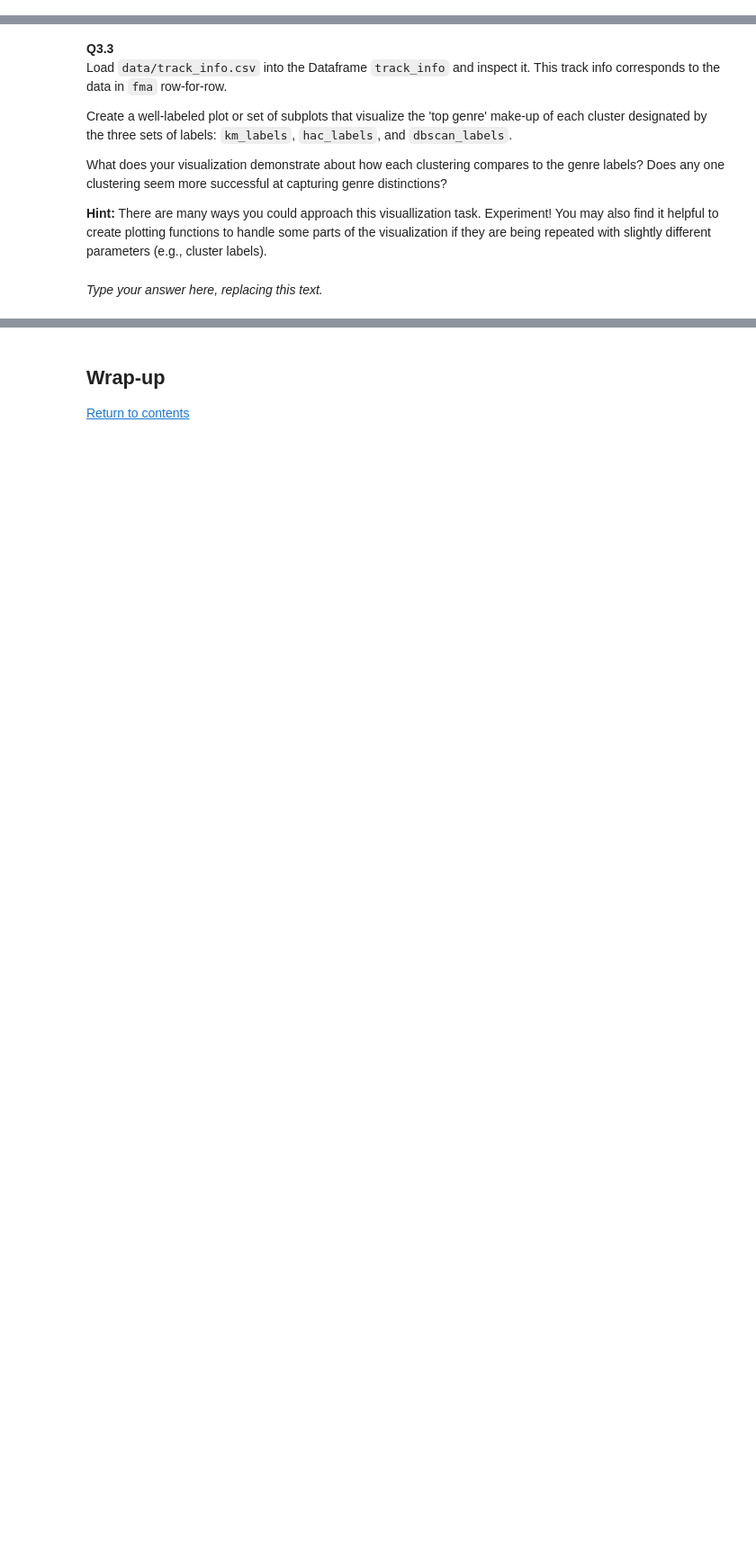
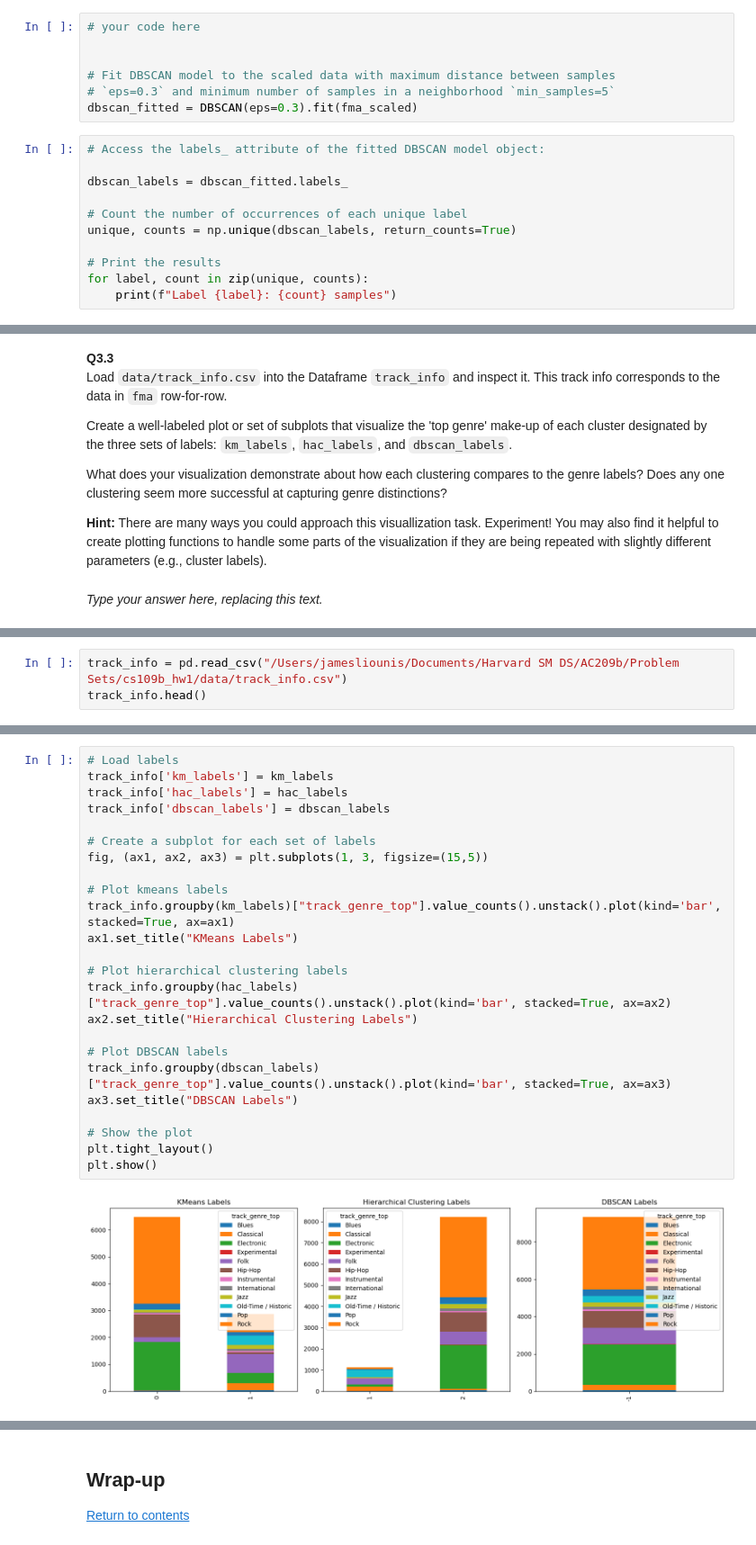
Before and after one commit to jamesliounis/Harvard-Deep-Learning, a Jupyter notebook: cs109b_hw1/cs109b_hw1.ipynb, the cells around one changed output, grey strips where cells are left out. Shown at 90% size. Saved outputs shown, nothing was run; the diff lists cells and outputs as text; blank space fills up the shorter version.

```diff
--- a/cs109b_hw1/cs109b_hw1.ipynb
+++ b/cs109b_hw1/cs109b_hw1.ipynb
@@ -628,3 +679,21 @@ distances = distances[:,1]
 plt.plot(distances);
 # %% [output]
 [figure]
+# %%
+# your code here
+
+
+# Fit DBSCAN model to the scaled data with maximum distance between samples
+# `eps=0.3` and minimum number of samples in a neighborhood `min_samples=5`
+dbscan_fitted = DBSCAN(eps=0.3).fit(fma_scaled)
+# %%
+# Access the labels_ attribute of the fitted DBSCAN model object:
+
+dbscan_labels = dbscan_fitted.labels_
+
+# Count the number of occurrences of each unique label
+unique, counts = np.unique(dbscan_labels, return_counts=True)
+
+# Print the results
+for label, count in zip(unique, counts):
+    print(f"Label {label}: {count} samples")
@@ -684,0 +738,3 @@ Ellipsis
+# %%
+track_info = pd.read_csv("/Users/jamesliounis/Documents/Harvard SM DS/AC209b/Problem Sets/cs109b_hw1/data/track_info.csv")
+track_info.head()
@@ -684,0 +748,26 @@ Ellipsis
+# %%
+# Load labels
+track_info['km_labels'] = km_labels
+track_info['hac_labels'] = hac_labels
+track_info['dbscan_labels'] = dbscan_labels
+
+# Create a subplot for each set of labels
+fig, (ax1, ax2, ax3) = plt.subplots(1, 3, figsize=(15,5))
+
+# Plot kmeans labels
+track_info.groupby(km_labels)["track_genre_top"].value_counts().unstack().plot(kind='bar', stacked=True, ax=ax1)
+ax1.set_title("KMeans Labels")
+
+# Plot hierarchical clustering labels
+track_info.groupby(hac_labels)["track_genre_top"].value_counts().unstack().plot(kind='bar', stacked=True, ax=ax2)
+ax2.set_title("Hierarchical Clustering Labels")
+
+# Plot DBSCAN labels
+track_info.groupby(dbscan_labels)["track_genre_top"].value_counts().unstack().plot(kind='bar', stacked=True, ax=ax3)
+ax3.set_title("DBSCAN Labels")
+
+# Show the plot
+plt.tight_layout()
+plt.show()
+# %% [output]
+[figure, added]
```
Also changed, not shown: parts of 35 cells of this notebook.
